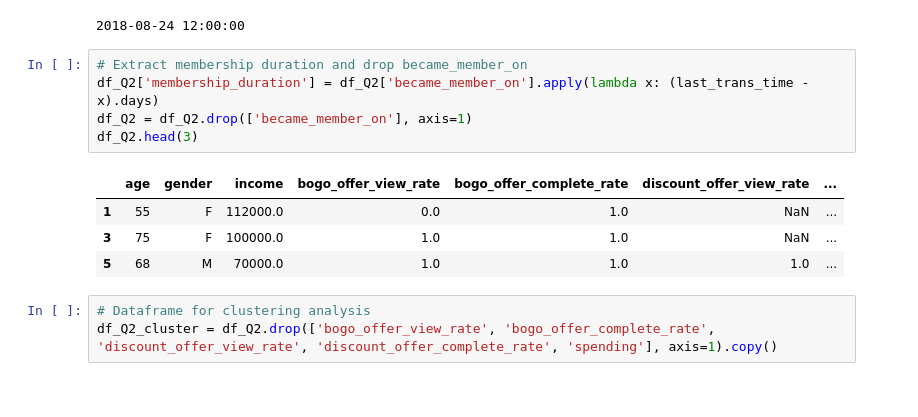
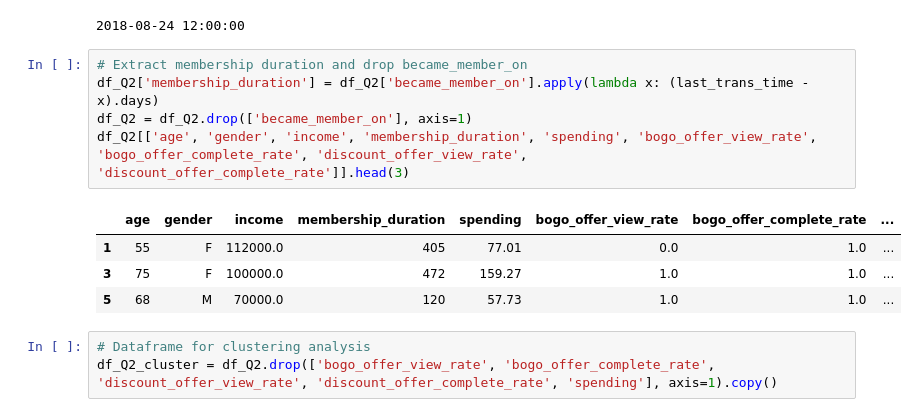
Before and after one commit to alankashiwa/starbucks-capstone-challenge, a Jupyter notebook: Starbucks_Capstone_notebook.ipynb, the cells around one changed output. Cells and saved outputs as stored; diff of their text form.

Commit message:
bugfix: modify dataframe display

```diff
--- a/Starbucks_Capstone_notebook.ipynb
+++ b/Starbucks_Capstone_notebook.ipynb
@@ -993,13 +1016,13 @@ print(last_trans_time)
 # %%
 # Extract membership duration and drop became_member_on
 df_Q2['membership_duration'] = df_Q2['became_member_on'].apply(lambda x: (last_trans_time - x).days)
 df_Q2 = df_Q2.drop(['became_member_on'], axis=1)
-df_Q2.head(3)
+df_Q2[['age', 'gender', 'income', 'membership_duration', 'spending', 'bogo_offer_view_rate', 'bogo_offer_complete_rate', 'discount_offer_view_rate', 'discount_offer_complete_rate']].head(3)
 # %% [output]
-|  | age | gender | income | bogo_offer_view_rate | bogo_offer_complete_rate | discount_offer_view_rate | ... |
-| 1 | 55 | F | 112000.0 | 0.0 | 1.0 | NaN | ... |
-| 3 | 75 | F | 100000.0 | 1.0 | 1.0 | NaN | ... |
-| 5 | 68 | M | 70000.0 | 1.0 | 1.0 | 1.0 | ... |
+|  | age | gender | income | membership_duration | spending | bogo_offer_view_rate | bogo_offer_complete_rate | ... |
+| 1 | 55 | F | 112000.0 | 405 | 77.01 | 0.0 | 1.0 | ... |
+| 3 | 75 | F | 100000.0 | 472 | 159.27 | 1.0 | 1.0 | ... |
+| 5 | 68 | M | 70000.0 | 120 | 57.73 | 1.0 | 1.0 | ... |
 # %%
 # Dataframe for clustering analysis
 df_Q2_cluster = df_Q2.drop(['bogo_offer_view_rate', 'bogo_offer_complete_rate', 'discount_offer_view_rate', 'discount_offer_complete_rate', 'spending'], axis=1).copy()
```
Also changed, not shown: parts of 13 cells of this notebook.
